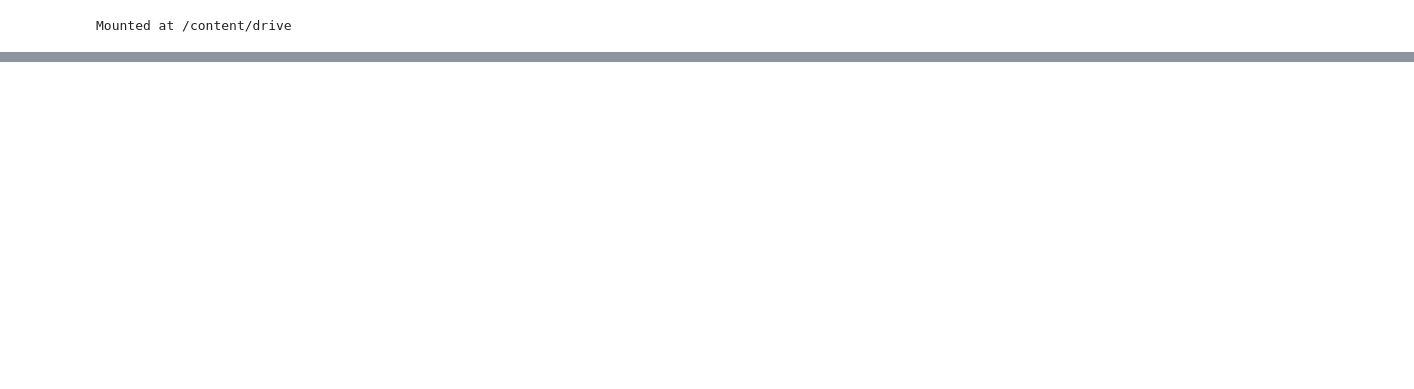
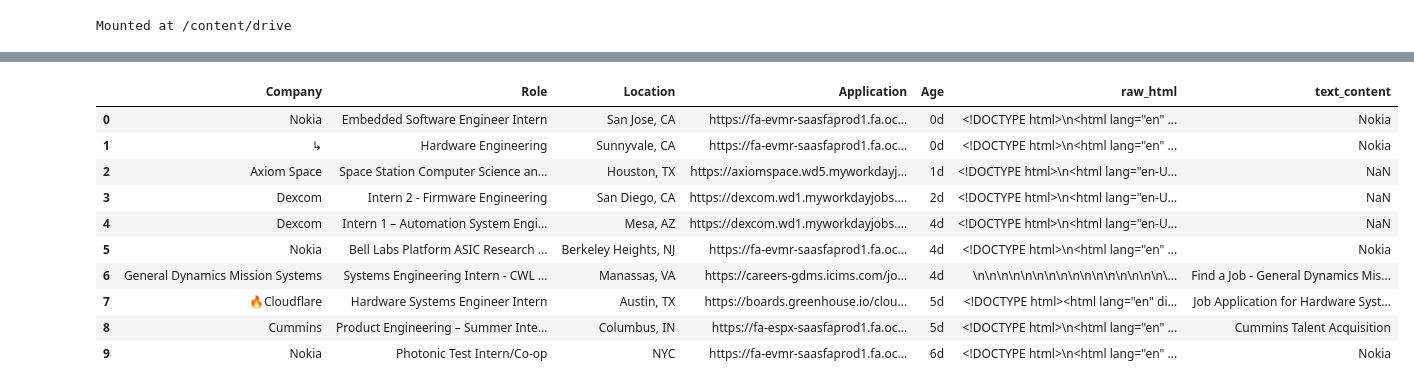
Before and after one commit to ashivashankars/Team_4Musketeers_capstone_project, a Jupyter notebook: ScrapeMarkdown.ipynb, the cells around one changed output, grey strips where cells are left out. Saved outputs shown, nothing was run; the diff lists cells and outputs as text; code cells hidden in the pictures; blank space fills up the shorter version.

```diff
--- a/ScrapeMarkdown.ipynb
+++ b/ScrapeMarkdown.ipynb
@@ -487,0 +492,20 @@ In summary, this notebook automates the complex task of aggregating job posting
+# %%
+import pandas as pd
+
+# Load the CSV file into a pandas DataFrame
+df_content = pd.read_csv('all_internships_with_content.csv')
+
+# Display the first 10 rows
+display(df_content.head(10))
+# %% [output]
+|  | Company | Role | Location | Application | Age | raw_html | text_content |
+| 0 | Nokia | Embedded Software Engineer Intern | San Jose, CA | https://fa-evmr-saasfaprod1.fa.oc... | 0d | <!DOCTYPE html>\n<html lang="en" ... | Nokia |
+| 1 | ↳ | Hardware Engineering | Sunnyvale, CA | https://fa-evmr-saasfaprod1.fa.oc... | 0d | <!DOCTYPE html>\n<html lang="en" ... | Nokia |
+| 2 | Axiom Space | Space Station Computer Science an... | Houston, TX | https://axiomspace.wd5.myworkdayj... | 1d | <!DOCTYPE html>\n<html lang="en-U... | NaN |
+| 3 | Dexcom | Intern 2 - Firmware Engineering | San Diego, CA | https://dexcom.wd1.myworkdayjobs.... | 2d | <!DOCTYPE html>\n<html lang="en-U... | NaN |
+| 4 | Dexcom | Intern 1 – Automation System Engi... | Mesa, AZ | https://dexcom.wd1.myworkdayjobs.... | 4d | <!DOCTYPE html>\n<html lang="en-U... | NaN |
+| 5 | Nokia | Bell Labs Platform ASIC Research ... | Berkeley Heights, NJ | https://fa-evmr-saasfaprod1.fa.oc... | 4d | <!DOCTYPE html>\n<html lang="en" ... | Nokia |
+| 6 | General Dynamics Mission Systems | Systems Engineering Intern - CWL ... | Manassas, VA | https://careers-gdms.icims.com/jo... | 4d | \n\n\n\n\n\n\n\n\n\n\n\n\n\n\n\n\... | Find a Job - General Dynamics Mis... |
+| 7 | 🔥Cloudflare | Hardware Systems Engineer Intern | Austin, TX | https://boards.greenhouse.io/clou... | 5d | <!DOCTYPE html><html lang="en" di... | Job Application for Hardware Syst... |
+| 8 | Cummins | Product Engineering – Summer Inte... | Columbus, IN | https://fa-espx-saasfaprod1.fa.oc... | 5d | <!DOCTYPE html>\n<html lang="en" ... | Cummins Talent Acquisition |
+| 9 | Nokia | Photonic Test Intern/Co-op | NYC | https://fa-evmr-saasfaprod1.fa.oc... | 6d | <!DOCTYPE html>\n<html lang="en" ... | Nokia |
```
Also changed, not shown: parts of 18 cells of this notebook.
